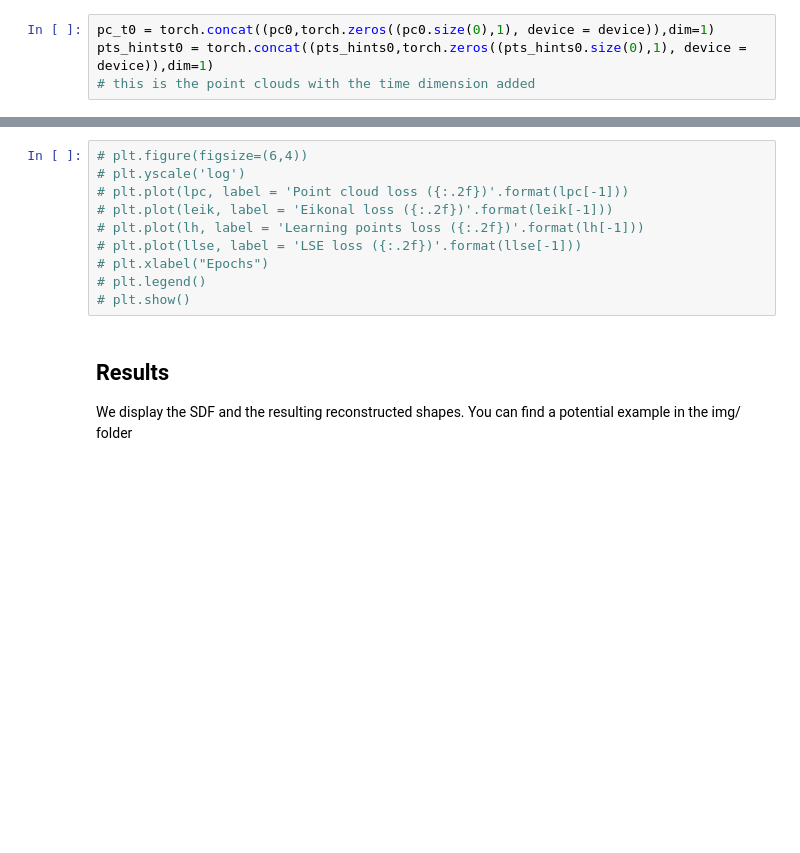
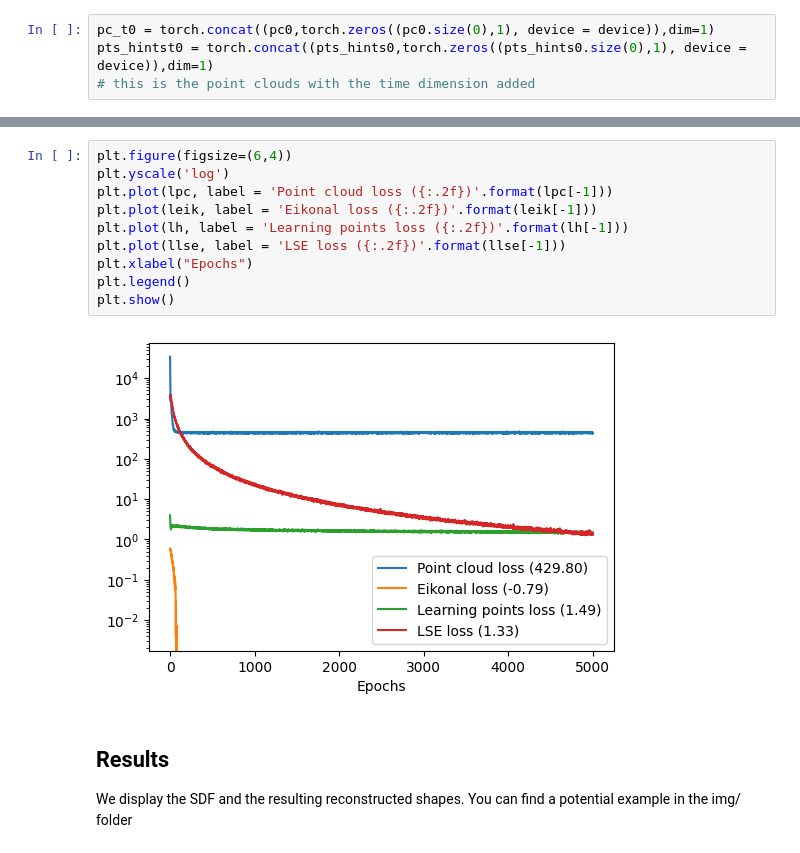
Before and after one commit to gardiens/MVA_24_25, a Jupyter notebook: TD6/TP_6.ipynb, the cells around one changed output, grey strips where cells are left out. Cells and saved outputs as stored; diff of their text form; blank space fills up the shorter version.

```diff
--- a/TD6/TP_6.ipynb
+++ b/TD6/TP_6.ipynb
@@ -526,14 +516,16 @@ torch.save(net, "net_vf_{}_{}.net".format(npl, depth))
 WE SKIPPED THE TRAINING
 # %%
-# plt.figure(figsize=(6,4))
-# plt.yscale('log')
-# plt.plot(lpc, label = 'Point cloud loss ({:.2f})'.format(lpc[-1]))
-# plt.plot(leik, label = 'Eikonal loss ({:.2f})'.format(leik[-1]))
-# plt.plot(lh, label = 'Learning points loss ({:.2f})'.format(lh[-1]))
-# plt.plot(llse, label = 'LSE loss ({:.2f})'.format(llse[-1]))
-# plt.xlabel("Epochs")
-# plt.legend()
-# plt.show()
+plt.figure(figsize=(6,4))
+plt.yscale('log')
+plt.plot(lpc, label = 'Point cloud loss ({:.2f})'.format(lpc[-1]))
+plt.plot(leik, label = 'Eikonal loss ({:.2f})'.format(leik[-1]))
+plt.plot(lh, label = 'Learning points loss ({:.2f})'.format(lh[-1]))
+plt.plot(llse, label = 'LSE loss ({:.2f})'.format(llse[-1]))
+plt.xlabel("Epochs")
+plt.legend()
+plt.show()
+# %% [output]
+[figure, added]
 # %% [markdown]
 ## Results
 We display the SDF and the resulting reconstructed shapes. You can find a potential example in the img/ folder
```
Also changed, not shown: parts of 26 cells of this notebook.
